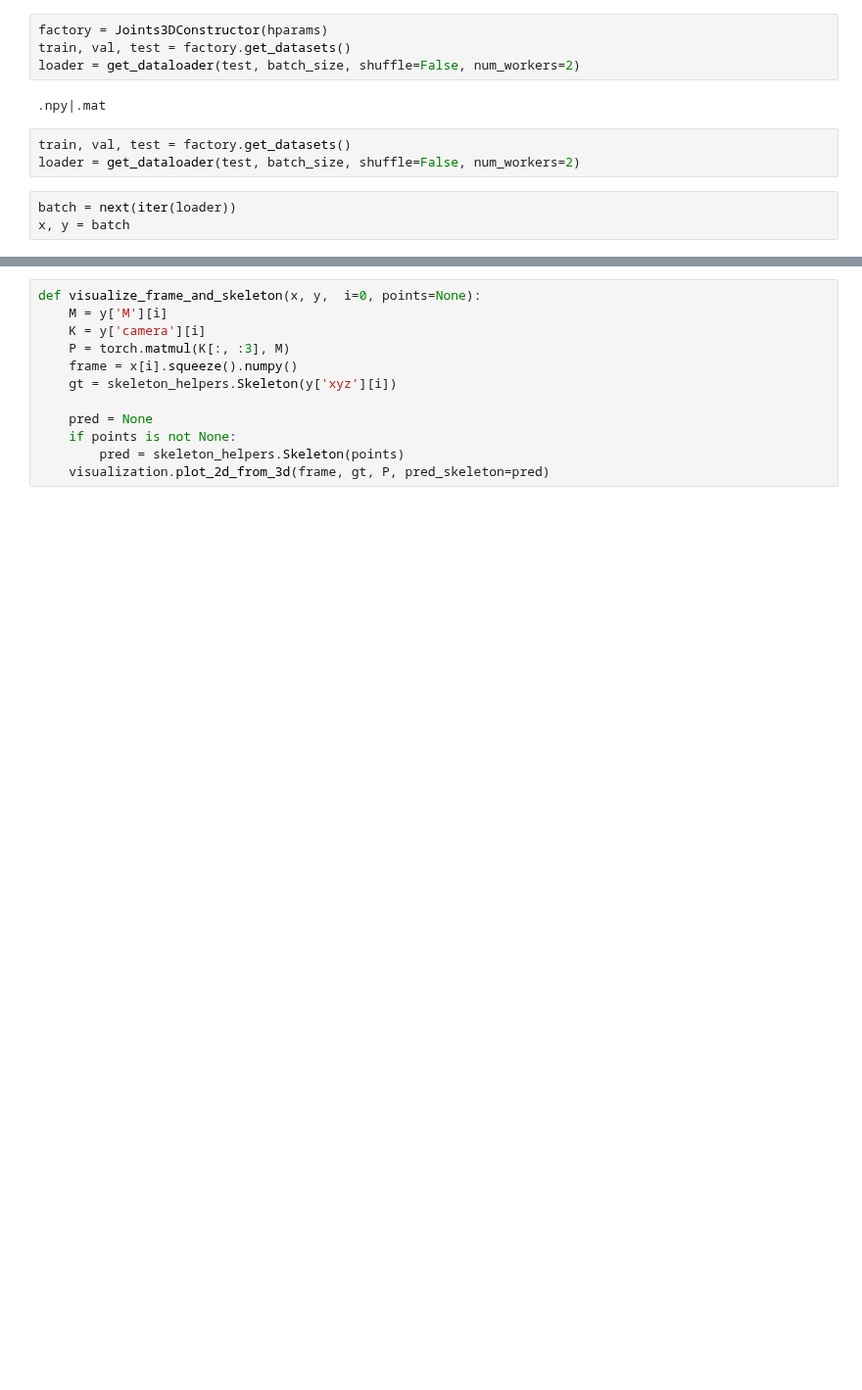
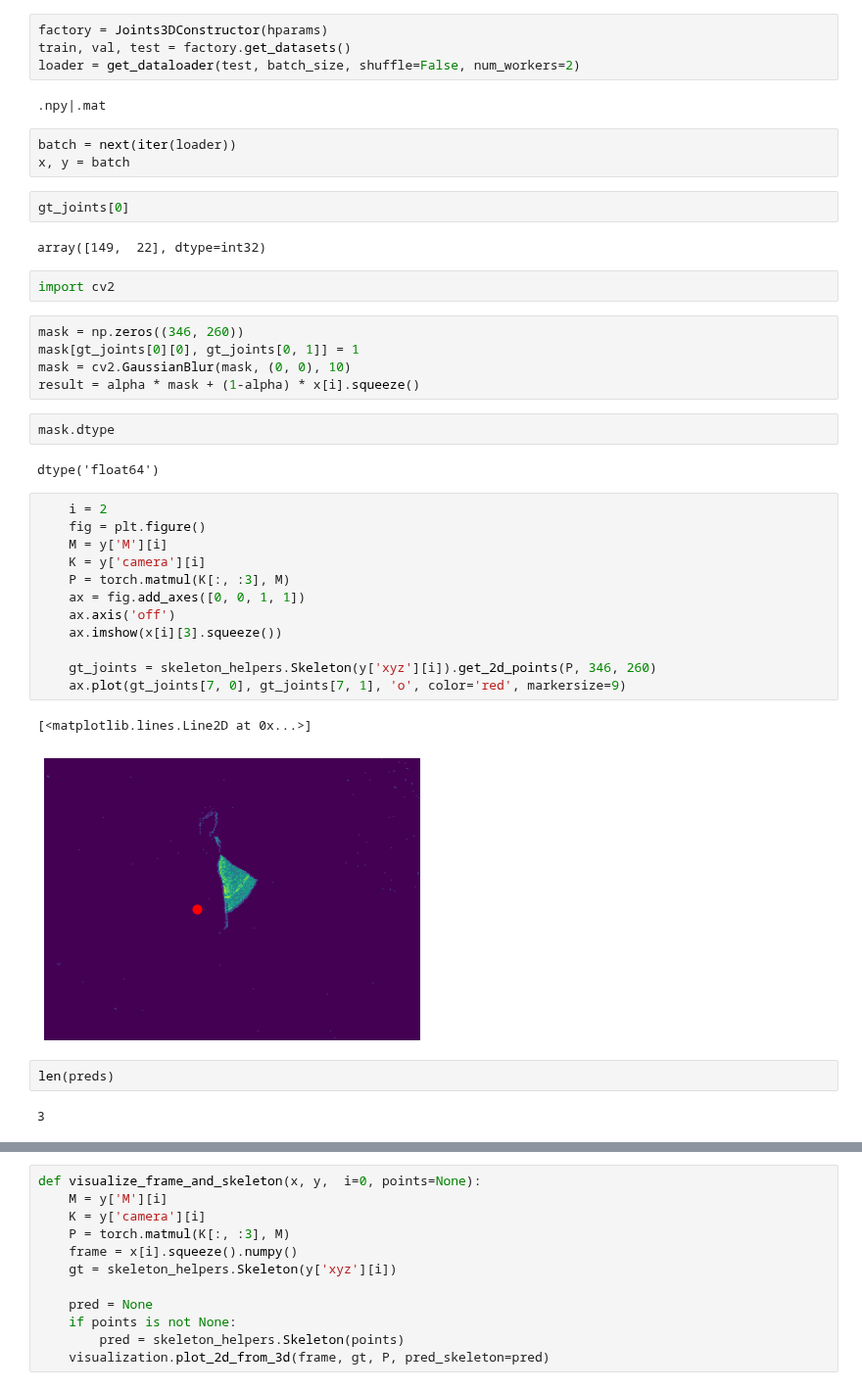
Before and after one commit to gianscarpe/event-based-monocular-hpe, a Jupyter notebook: notebooks/margipose.ipynb, the cells around one changed output, grey strips where cells are left out. Shown at 98% size. Saved outputs shown, nothing was run; the diff lists cells and outputs as text; blank space fills up the shorter version.

```diff
--- a/notebooks/margipose.ipynb
+++ b/notebooks/margipose.ipynb
@@ -51,9 +47,40 @@ train, val, test = factory.get_datasets()
 loader = get_dataloader(test, batch_size, shuffle=False, num_workers=2)
 # %% [output]
 .npy|.mat
-# %%
-train, val, test = factory.get_datasets()
-loader = get_dataloader(test, batch_size, shuffle=False, num_workers=2)
 # %%
 batch = next(iter(loader))
 x, y = batch
+# %%
+gt_joints[0]
+# %% [output]
+array([149,  22], dtype=int32)
+# %%
+import cv2
+# %%
+mask = np.zeros((346, 260))
+mask[gt_joints[0][0], gt_joints[0, 1]] = 1
+mask = cv2.GaussianBlur(mask, (0, 0), 10)
+result = alpha * mask + (1-alpha) * x[i].squeeze()
+# %%
+mask.dtype
+# %% [output]
+dtype('float64')
+# %%
+    i = 2
+    fig = plt.figure()
+    M = y['M'][i]
+    K = y['camera'][i]
+    P = torch.matmul(K[:, :3], M)
+    ax = fig.add_axes([0, 0, 1, 1])
+    ax.axis('off')
+    ax.imshow(x[i][3].squeeze())
+
+    gt_joints = skeleton_helpers.Skeleton(y['xyz'][i]).get_2d_points(P, 346, 260)
+    ax.plot(gt_joints[7, 0], gt_joints[7, 1], 'o', color='red', markersize=9)
+# %% [output]
+[<matplotlib.lines.Line2D at 0x...>]
+[figure, added]
+# %%
+len(preds)
+# %% [output]
+3
```
Also changed, not shown: parts of 34 cells of this notebook, 54 other files.
